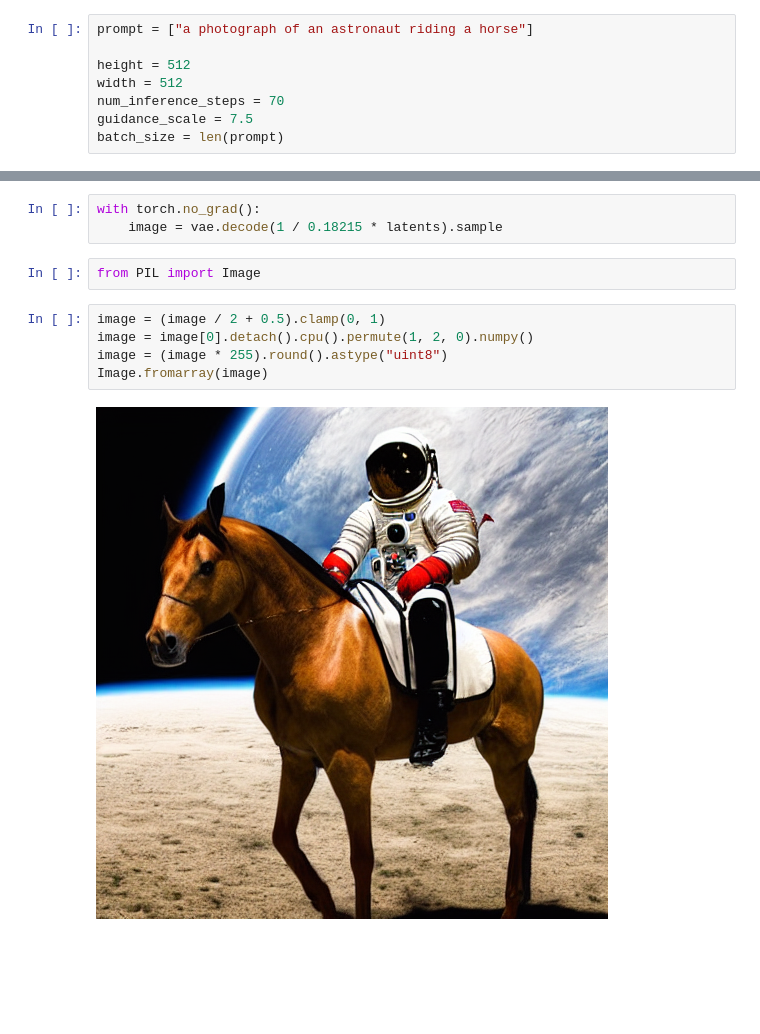
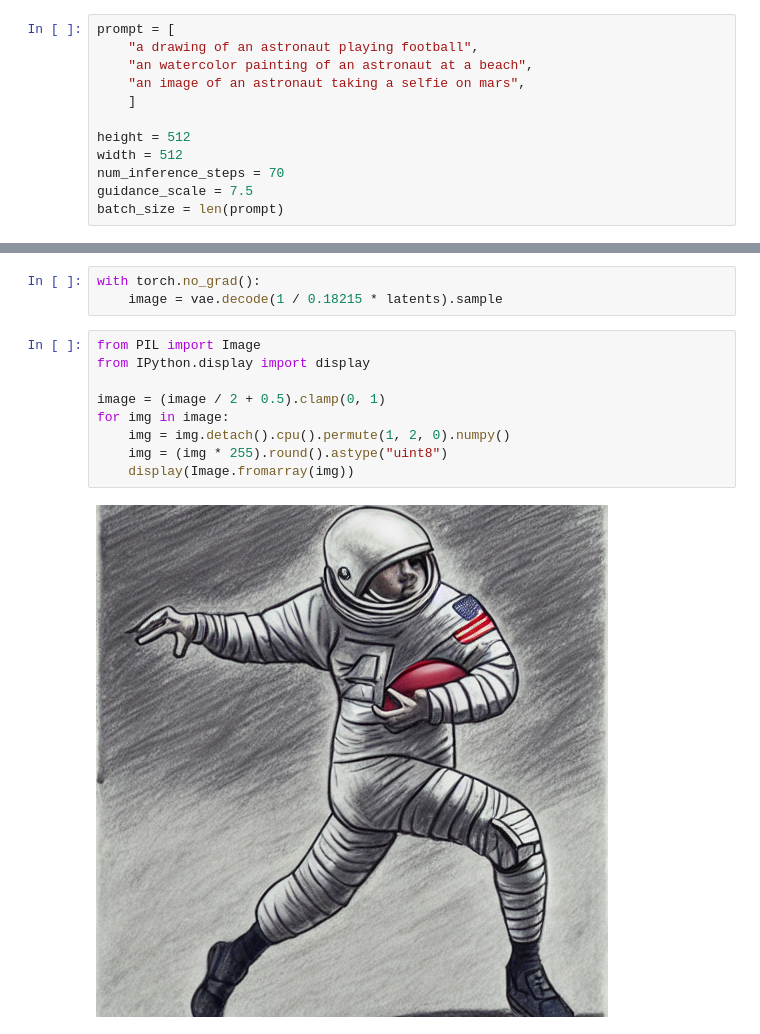
Before and after one commit to daspartho/fastai-part2, a Jupyter notebook: pipeline.ipynb, the cells around one changed output, grey strips where cells are left out. Drawn from its saved outputs; the diff is of its cells as text; blank space fills up the shorter version.

Commit message:
multiple prompts pipeline

```diff
--- a/pipeline.ipynb
+++ b/pipeline.ipynb
@@ -64,7 +66,11 @@ scheduler = LMSDiscreteScheduler(
     num_train_timesteps=1000,
 )
 # %%
-prompt = ["a photograph of an astronaut riding a horse"]
+prompt = [
+    "a drawing of an astronaut playing football",
+    "an watercolor painting of an astronaut at a beach",
+    "an image of an astronaut taking a selfie on mars",
+    ]
 
 height = 512
 width = 512
@@ -198,12 +216,14 @@ for i, t in enumerate(tqdm(scheduler.timesteps)):
 # %%
 with torch.no_grad():
     image = vae.decode(1 / 0.18215 * latents).sample
-# %%
-from PIL import Image
 # %%
+from PIL import Image
+from IPython.display import display
+
 image = (image / 2 + 0.5).clamp(0, 1)
-image = image[0].detach().cpu().permute(1, 2, 0).numpy()
-image = (image * 255).round().astype("uint8")
-Image.fromarray(image)
+for img in image:
+    img = img.detach().cpu().permute(1, 2, 0).numpy()
+    img = (img * 255).round().astype("uint8")
+    display(Image.fromarray(img))
 # %% [output]
-[figure, old version]
+[figure, new version]
```
Also changed, not shown: parts of 16 cells of this notebook.
